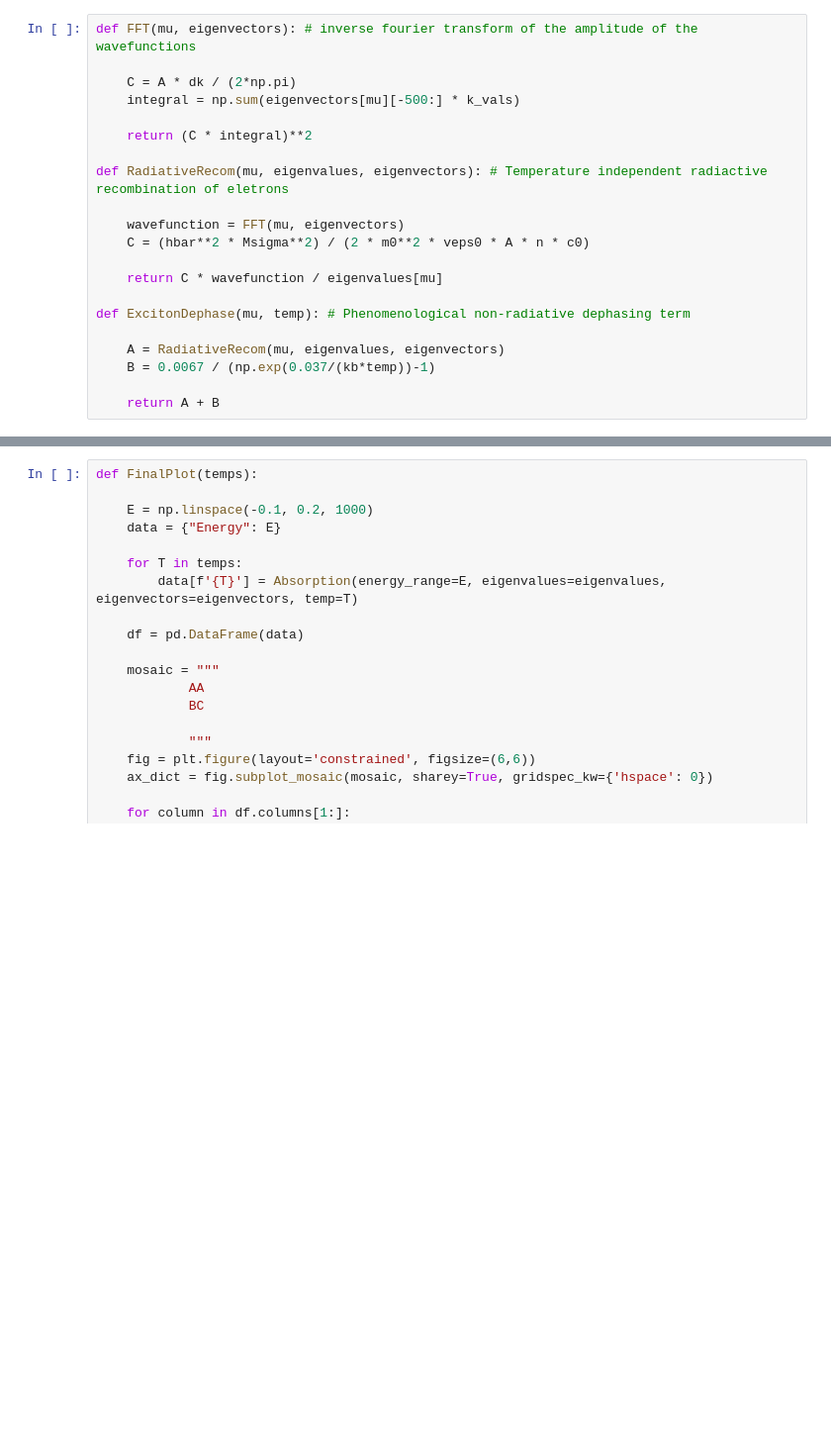
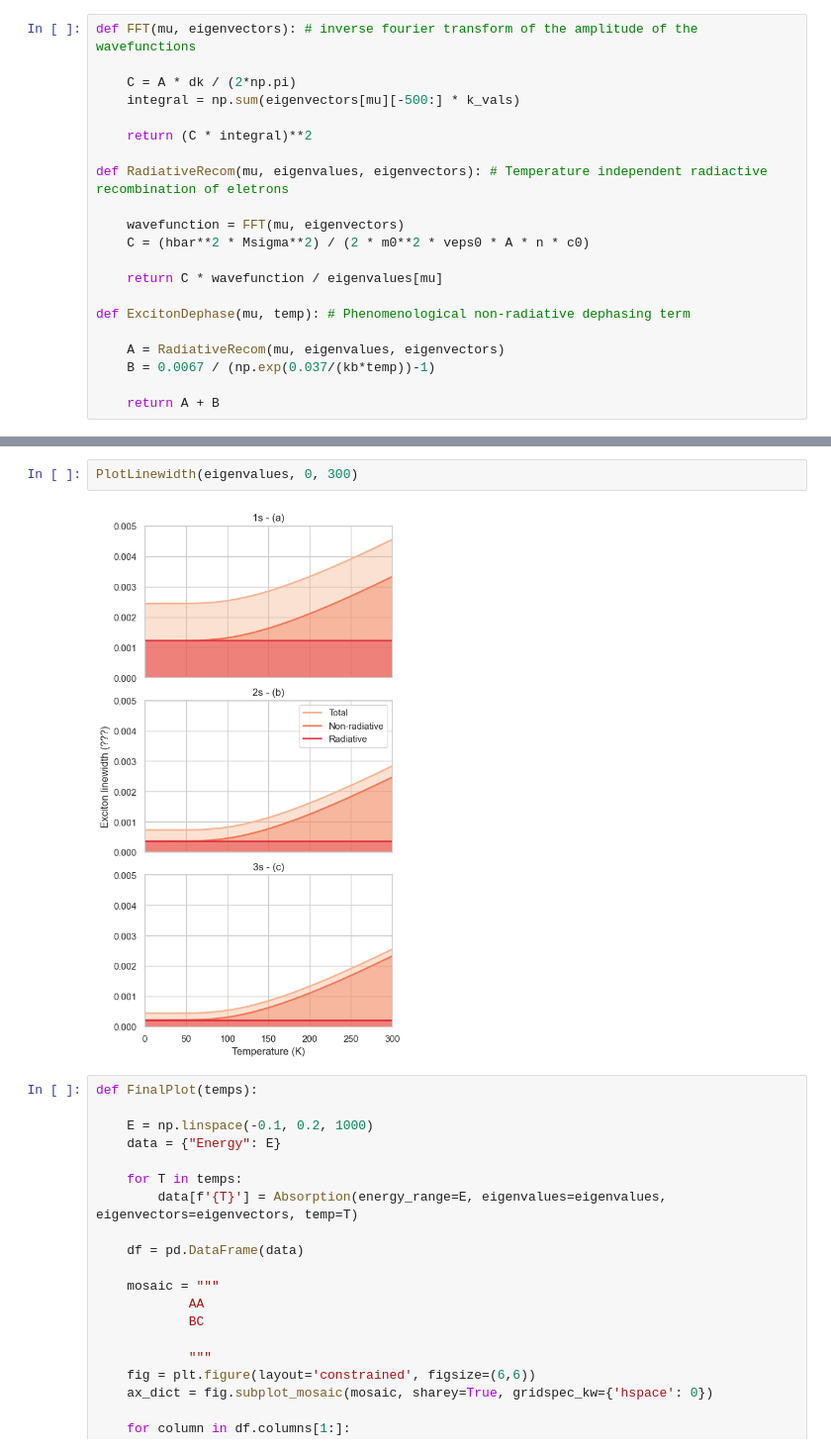
Before and after one commit to pmbraga/perovskite_excitons_mphil, a Jupyter notebook: absorption/absorption.ipynb, the cells around one changed output, grey strips where cells are left out. Shown at 99% size. Cells and saved outputs as stored; diff of their text form; blank space fills up the shorter version.

```diff
--- a/absorption/absorption.ipynb
+++ b/absorption/absorption.ipynb
@@ -118,3 +198,7 @@ def Absorption(energy_range, eigenvalues, eigenvectors, temp):
+# %%
+PlotLinewidth(eigenvalues, 0, 300)
+# %% [output]
+[figure, added]
 # %%
 def FinalPlot(temps):
 
```
Also changed, not shown: parts of 10 cells of this notebook.
